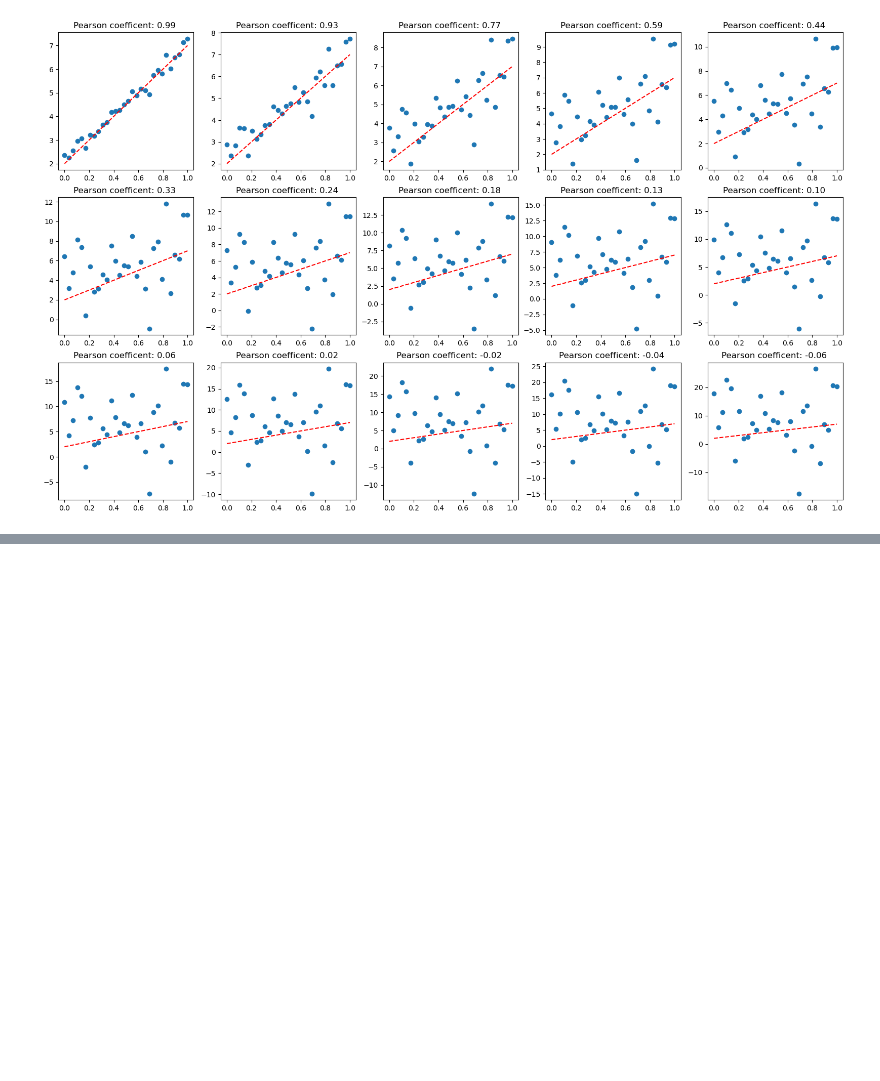
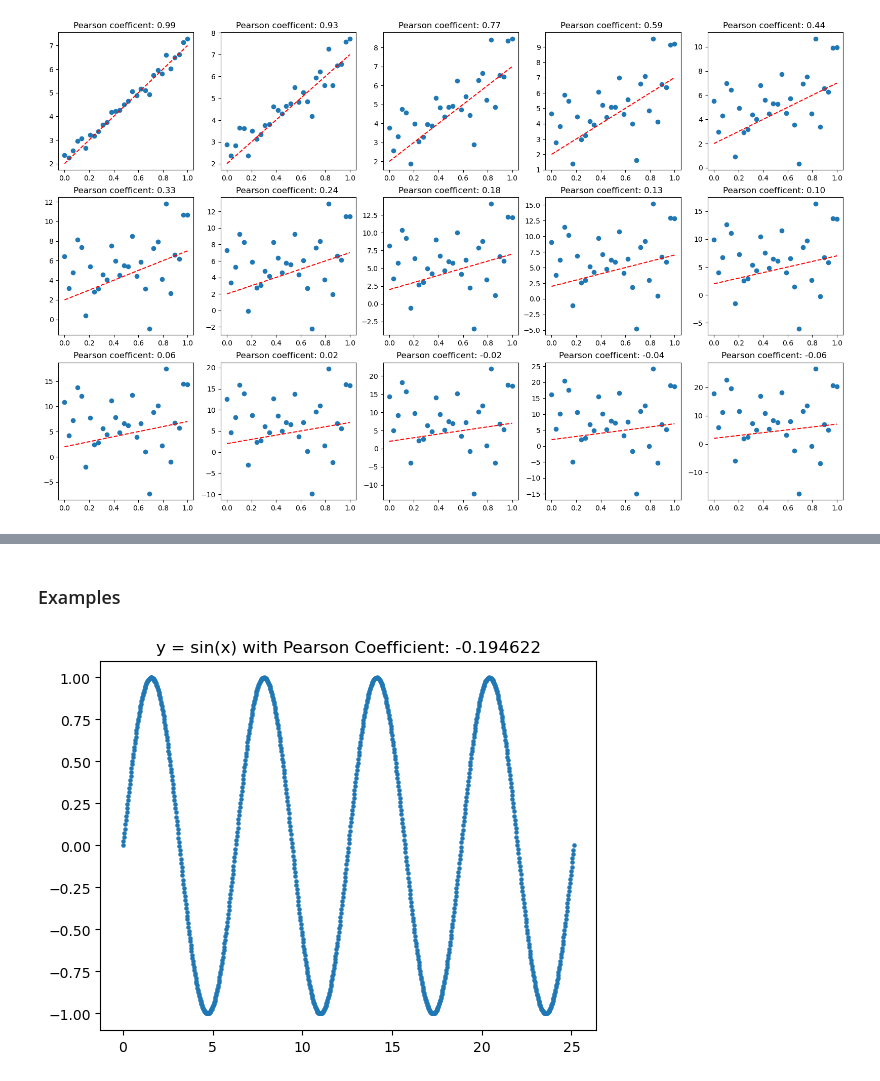
Before and after one commit to datasmp/pfds, a Jupyter notebook: _sources/basic_info.ipynb, the cells around one changed output, grey strips where cells are left out. Drawn from its saved outputs; the diff is of its cells as text; code cells hidden in the pictures; blank space fills up the shorter version.

```diff
--- a/_sources/basic_info.ipynb
+++ b/_sources/basic_info.ipynb
@@ -241,0 +249,11 @@ for i in [0.2, 0.5, 1,1.5,2,2.5,3, 3.5,4,4.5,5,6,7,8,9]:
+# %% [markdown]
+### Examples
+# %%
+import math
+x = np.linspace(0, 8*math.pi, 1000)
+y = np.sin(x)
+pcc = pearsonr(x,y)[0]
+plt.title(f'y = sin(x) with Pearson Coefficient: {pcc:2f}' )
+plt.scatter(x, y, s=5);
+# %% [output]
+[figure, added]
```
Also changed, not shown: parts of 19 cells of this notebook, 45 other files.
